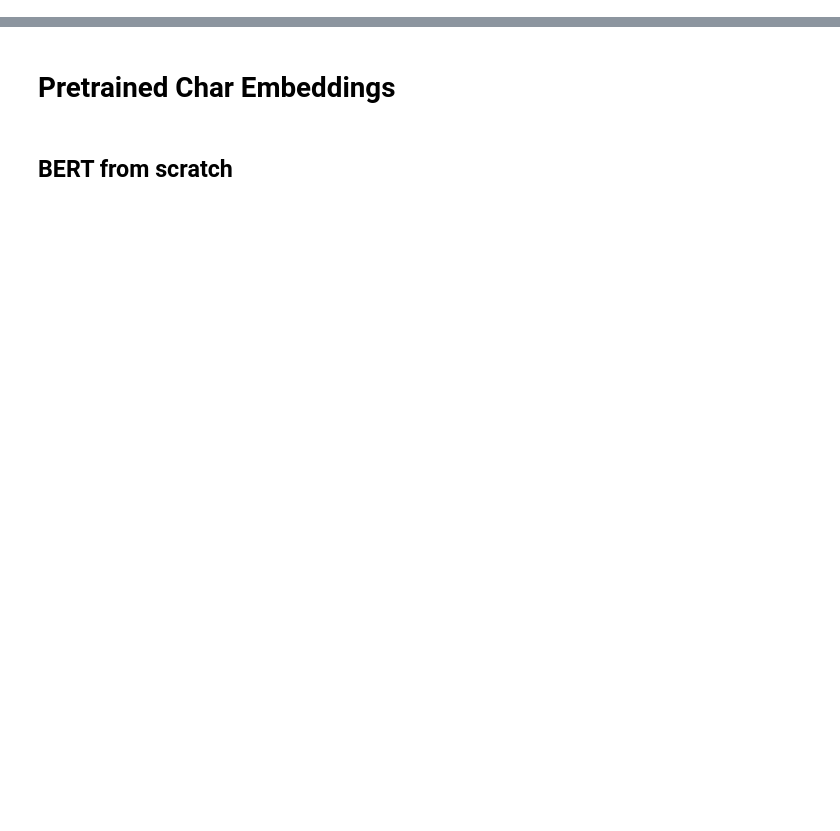
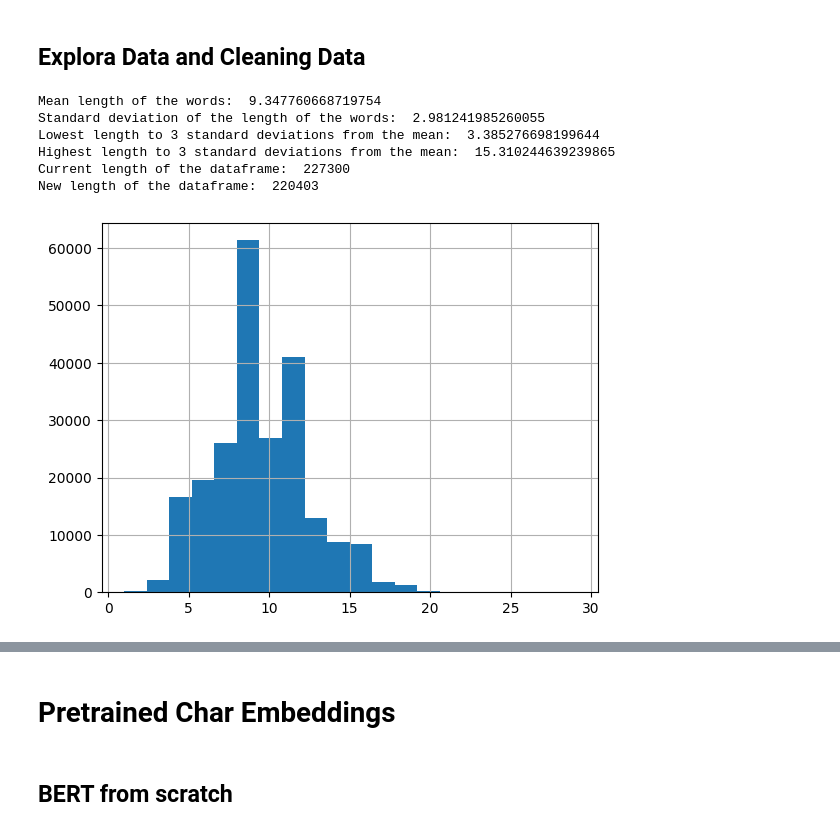
Before and after one commit to ZosoV/pretrained_rl_hangman, a Jupyter notebook: sandbox.ipynb, the cells around one changed output, grey strips where cells are left out. Drawn from its saved outputs; the diff is of its cells as text; code cells hidden in the pictures; blank space fills up the shorter version.

```diff
--- a/sandbox.ipynb
+++ b/sandbox.ipynb
@@ -0,0 +1,66 @@
+# %% [markdown]
+## Explora Data and Cleaning Data
+# %%
+# Load dataset in a pandas dataframe
+import pandas as pd
+
+# Load the dataset
+raw_word_list = []
+with open('data/words_250000_train.txt', 'r') as f:
+    for line in f:
+        raw_word_list.append(line.strip())
+
+# Create a pandas dataframe with type string
+df = pd.DataFrame(raw_word_list, columns=['word'])
+
+# Convert to lowercase
+df['word'] = df['word'].str.lower()
+
+# Filter out non-alphabetic entries and remove special characters
+df = df[df['word'].str.match(r'^[a-zA-Z]+$')]
+
+# Remove duplicates
+df = df.drop_duplicates()
+
+# Add a column with the length of the word
+df['length'] = df['word'].apply(len)
+
+# Add a column with the number of unique characters in the word
+df['unique'] = df['word'].apply(lambda x: len(set(x)))
+
+# Plot the histogram of the length of the words
+df['length'].hist(bins=20)
+
+# Calculate the mean and the standard deviation of the length of the words
+mean_length = df['length'].mean()
+std_length = df['length'].std()
+
+# Calculate what is the lowest and highest length to 3 standard deviations from the mean
+lowest_length = mean_length - 2*std_length
+highest_length = mean_length + 2*std_length
+
+# Print the results
+print('Mean length of the words: ', mean_length)
+print('Standard deviation of the length of the words: ', std_length)
+print('Lowest length to 3 standard deviations from the mean: ', lowest_length)
+print('Highest length to 3 standard deviations from the mean: ', highest_length)
+
+# NOTE: to two standard deviations from the mean
+# The lowest is 3.389 and highest is 15.310
+# I can choose filter length from 3 to 15
+# Filter out words with length less than 3 and more than 15
+df1 = df[(df['length'] >= 3) & (df['length'] <= 15)]
+
+# Print length change
+print('Current length of the dataframe: ', len(df))
+print('New length of the dataframe: ', len(df1))
+
+df = df1
+# %% [output]
+Mean length of the words:  9.347760668719754
+Standard deviation of the length of the words:  2.981241985260055
+Lowest length to 3 standard deviations from the mean:  3.385276698199644
+Highest length to 3 standard deviations from the mean:  15.310244639239865
+Current length of the dataframe:  227300
+New length of the dataframe:  220403
+[figure, added]
```
Also changed, not shown: parts of 19 cells of this notebook, 9 other files.
